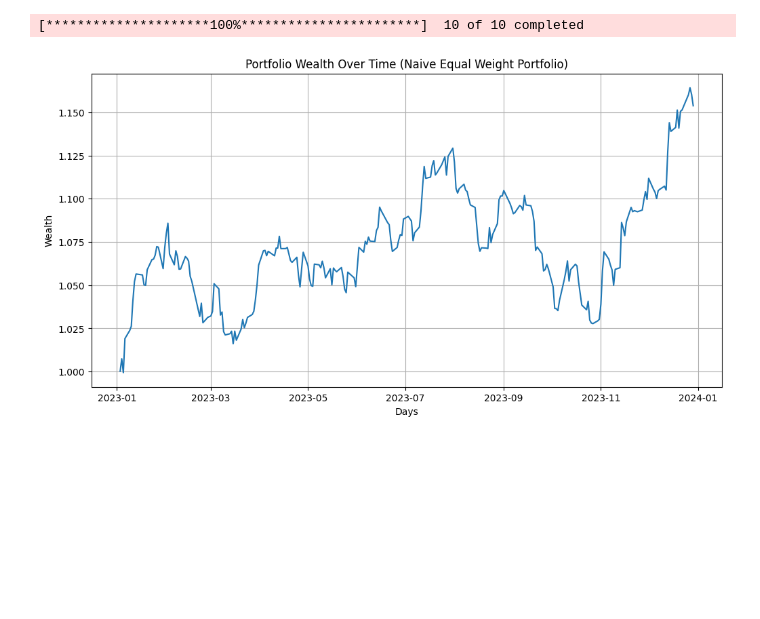
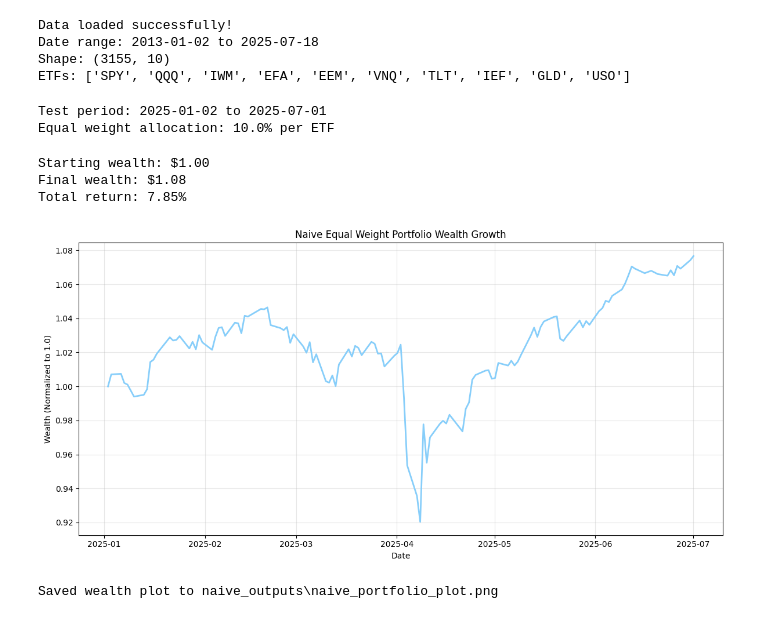
Before and after one commit to OuJiaPeng/DRL-portfolio-optimization, a Jupyter notebook: naive/naive portfolio.ipynb, the cells around one changed output. Saved outputs shown, nothing was run; the diff lists cells and outputs as text; code cells hidden in the pictures; blank space fills up the shorter version.

Commit message:
finishing touches soon
cleanup time

```diff
--- a/naive/naive portfolio.ipynb
+++ b/naive/naive portfolio.ipynb
@@ -10,34 +9,62 @@ import matplotlib.pyplot as plt
 
 etfs = ['SPY', 'QQQ', 'IWM', 'EFA', 'EEM', 'VNQ', 'TLT', 'IEF', 'GLD', 'USO']
 
-prices = yf.download(etfs, start="2018-01-01", end="2023-12-31", group_by='ticker', auto_adjust=True)
-adj_close_prices = prices.xs('Close', level=1, axis=1)
+# Load adjusted prices from EODHD-based CSV (2015 to today)
+adj_close_prices = pd.read_csv("../data/etf_prices.csv", index_col=0, parse_dates=True)[etfs]
+
+# We'll use all data from 2015 onward for consistency with rolling Markowitz
 returns = adj_close_prices.pct_change().dropna()
+print(f"Data loaded successfully!")
+print(f"Date range: {adj_close_prices.index.min().date()} to {adj_close_prices.index.max().date()}")
+print(f"Shape: {adj_close_prices.shape}")
+print(f"ETFs: {list(adj_close_prices.columns)}")
 # %% [output]
-[*********************100%***********************]  10 of 10 completed
+Data loaded successfully!
+Date range: 2013-01-02 to 2025-07-18
+Shape: (3155, 10)
+ETFs: ['SPY', 'QQQ', 'IWM', 'EFA', 'EEM', 'VNQ', 'TLT', 'IEF', 'GLD', 'USO']
 # %%
-# Set up equal weight portfolio
+# Equal weight portfolio setup
+n_assets = len(etfs)
+equal_weights = np.ones(n_assets) / n_assets
 
-n_assets = len(etfs)
-equal_weights = np.ones(n_assets) / n_assets  # 10% each ETF
+# Test period returns (2024-01-01 to 2025-07-01)
+test_returns = returns.loc['2025-01-01':'2025-07-01']
+portfolio_returns = test_returns.dot(equal_weights)
 
-# Restrict to test set for fair comparison
-test_returns = returns.loc['2023-01-01':]
-portfolio_returns = test_returns.dot(equal_weights)
+print(f"Test period: {test_returns.index.min().date()} to {test_returns.index.max().date()}")
+print(f"Equal weight allocation: {equal_weights[0]:.1%} per ETF")
+# %% [output]
+Test period: 2025-01-02 to 2025-07-01
+Equal weight allocation: 10.0% per ETF
+# %%
+# Define output directory for naive portfolio outputs
+output_dir = "naive_outputs"
+os.makedirs(output_dir, exist_ok=True)
 # %%
-# Simulate wealth
+# Simulate wealth growth over test period
 wealth = (1 + portfolio_returns).cumprod()
+
+print(f"Starting wealth: ${wealth.iloc[0]:.2f}")
+print(f"Final wealth: ${wealth.iloc[-1]:.2f}")
+print(f"Total return: {(wealth.iloc[-1] - 1):.2%}")
+# %% [output]
+Starting wealth: $1.00
+Final wealth: $1.08
+Total return: 7.85%
 # %%
-# Plotting wealth over time
-
-plt.figure(figsize=(12,6))
-plt.plot(wealth)
-plt.title('Portfolio Wealth Over Time (Naive Equal Weight Portfolio)')
-plt.xlabel('Days')
-plt.ylabel('Wealth')
-plt.grid()
-plt.savefig("naive_portfolio_plot.png")
+# Plot normalized naive portfolio wealth curve (Markowitz style)
+fig, ax = plt.subplots(figsize=(12, 6))
+ax.plot(wealth / wealth.iloc[0], linewidth=2, color='lightgreen')
+ax.set_title('Naive Equal Weight Portfolio Wealth Growth')
+ax.set_xlabel('Date')
+ax.set_ylabel('Wealth (Normalized to 1.0)')
+ax.grid(True, alpha=0.3)
+plt.tight_layout()
+plt.savefig(os.path.join(output_dir, "naive_portfolio_plot.png"), bbox_inches='tight')
 plt.show()
+print(f"Saved wealth plot to {os.path.join(output_dir, 'naive_portfolio_plot.png')}")
 # %% [output]
-[figure, old version]
+[figure, new version]
+Saved wealth plot to naive_outputs\naive_portfolio_plot.png
 # %%
```
Also changed, not shown: parts of 3 cells of this notebook, 19 other files.
